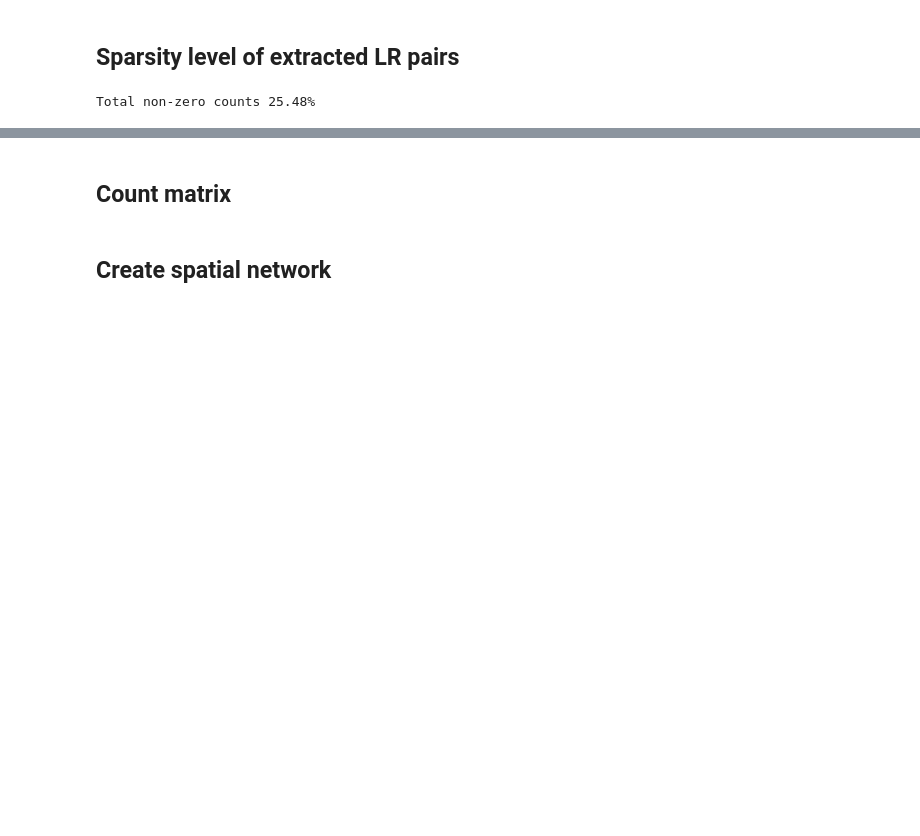
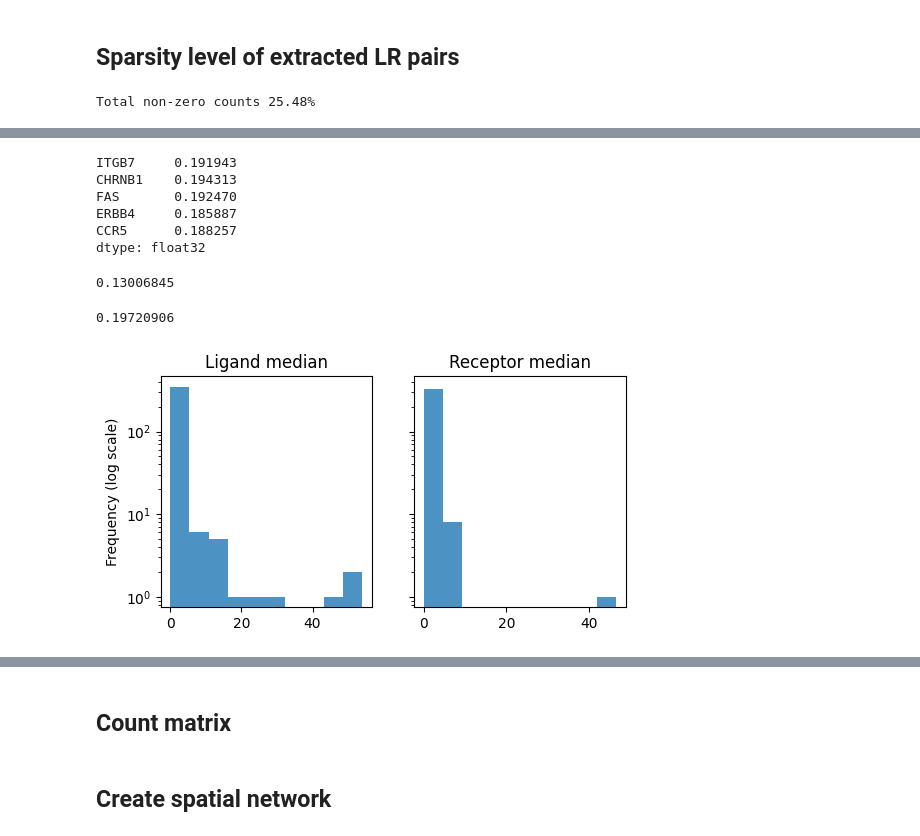
Before and after one commit to raphael-group/copulacci, a Jupyter notebook: notebook/tutorial/Breast_Cancer_Visium_data.ipynb, the cells around one changed output, grey strips where cells are left out. Saved outputs shown, nothing was run; the diff lists cells and outputs as text; code cells hidden in the pictures; blank space fills up the shorter version.

```diff
--- a/notebook/tutorial/Breast_Cancer_Visium_data.ipynb
+++ b/notebook/tutorial/Breast_Cancer_Visium_data.ipynb
@@ -61,3 +80,6 @@ percent = np.count_nonzero(count_lr,0).mean() / np.shape(count_lr)[0]
 print(f"Total non-zero counts {percent*100:.2f}%")
 # %% [output]
 Total non-zero counts 25.48%
+# %%
+ligand_list = df_lig_rec_linear.ligand.unique().tolist()
+receptor_list = df_lig_rec_linear.receptor.unique().tolist()
@@ -63,0 +101,28 @@ Total non-zero counts 25.48%
+# %%
+count_lr.loc[:, receptor_list].mean()[np.round(count_lr.loc[:, receptor_list].mean(),2) == 0.19]
+# %% [output]
+ITGB7     0.191943
+CHRNB1    0.194313
+FAS       0.192470
+ERBB4     0.185887
+CCR5      0.188257
+dtype: float32
+# %%
+count_lr.loc[:, ligand_list].mean().median()
+# %% [output]
+0.13006845
+# %%
+count_lr.loc[:, receptor_list].mean().median()
+# %% [output]
+0.19720906
+# %%
+fig, ax = plt.subplots(1,2, figsize=(6,3),sharey=True)
+ax[0].hist(count_lr.loc[:, ligand_list].median(0), alpha=0.8);
+ax[1].hist(count_lr.loc[:, receptor_list].median(0), alpha=0.8);
+ax[0].set_title('Ligand median')
+ax[1].set_title('Receptor median');
+plt.yscale('log')
+ax[0].set_ylabel('Frequency (log scale)');
+#plt.hist(count_lr.loc[:, receptor_list].median(0), alpha=0.5);
+# %% [output]
+[figure, added]
```
Also changed, not shown: parts of 40 cells of this notebook, 1 other file.
